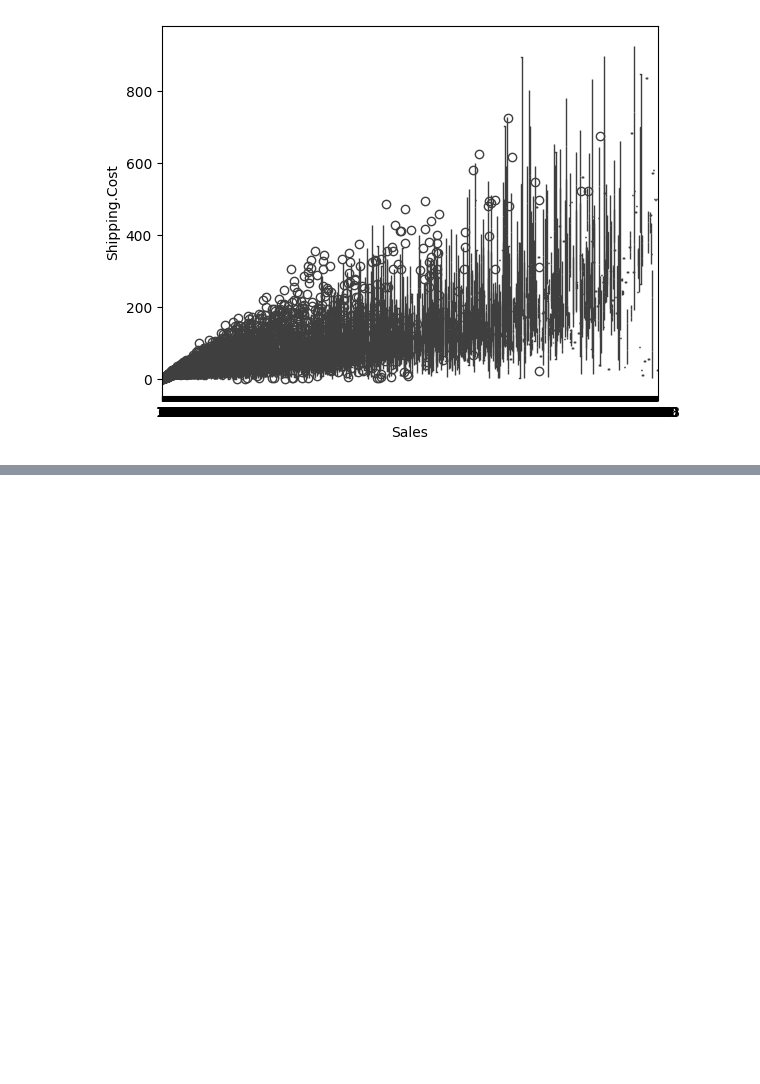
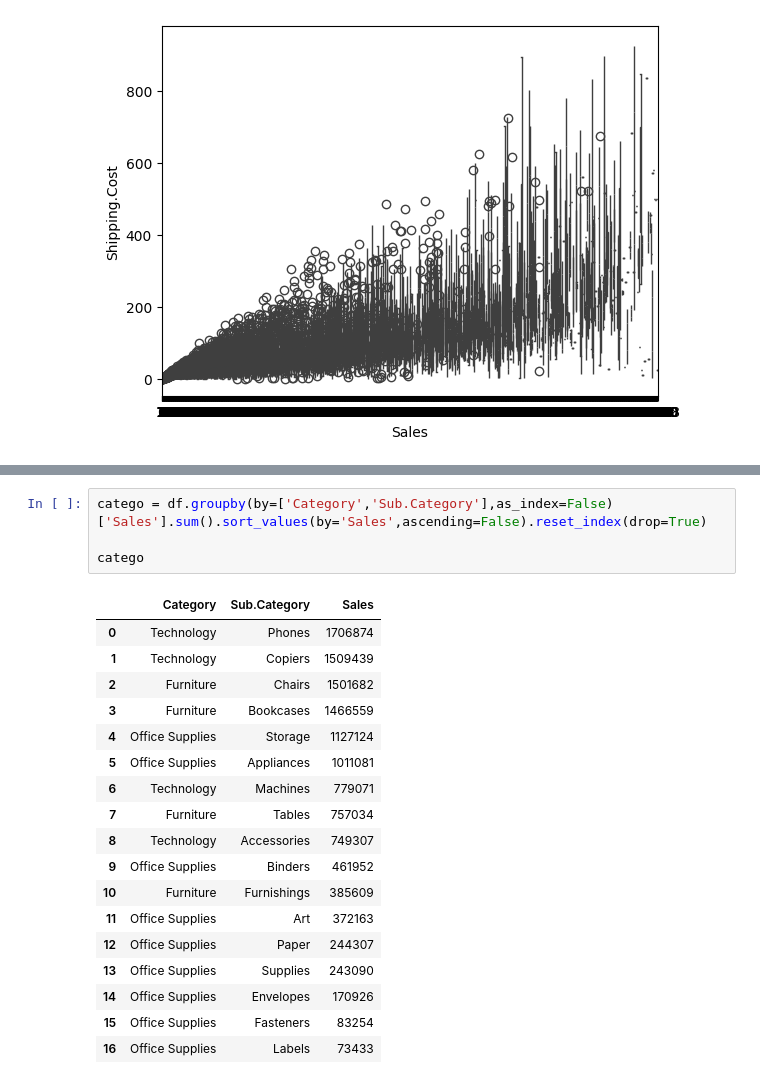
Before and after one commit to saiiexd/UNIVERSITY, a Jupyter notebook: Data Exploration/Class Notes/superstore.ipynb, the cells around one changed output, grey strips where cells are left out. Cells and saved outputs as stored; diff of their text form; blank space fills up the shorter version.

```diff
--- a/Data Exploration/Class Notes/superstore.ipynb
+++ b/Data Exploration/Class Notes/superstore.ipynb
@@ -191,0 +281,23 @@ NameError: name 'df' is not defined
+# %%
+catego = df.groupby(by=['Category','Sub.Category'],as_index=False)['Sales'].sum().sort_values(by='Sales',ascending=False).reset_index(drop=True)
+
+catego
+# %% [output]
+|  | Category | Sub.Category | Sales |
+| 0 | Technology | Phones | 1706874 |
+| 1 | Technology | Copiers | 1509439 |
+| 2 | Furniture | Chairs | 1501682 |
+| 3 | Furniture | Bookcases | 1466559 |
+| 4 | Office Supplies | Storage | 1127124 |
+| 5 | Office Supplies | Appliances | 1011081 |
+| 6 | Technology | Machines | 779071 |
+| 7 | Furniture | Tables | 757034 |
+| 8 | Technology | Accessories | 749307 |
+| 9 | Office Supplies | Binders | 461952 |
+| 10 | Furniture | Furnishings | 385609 |
+| 11 | Office Supplies | Art | 372163 |
+| 12 | Office Supplies | Paper | 244307 |
+| 13 | Office Supplies | Supplies | 243090 |
+| 14 | Office Supplies | Envelopes | 170926 |
+| 15 | Office Supplies | Fasteners | 83254 |
+| 16 | Office Supplies | Labels | 73433 |
```
Also changed, not shown: parts of 10 cells of this notebook, 2 other files.
